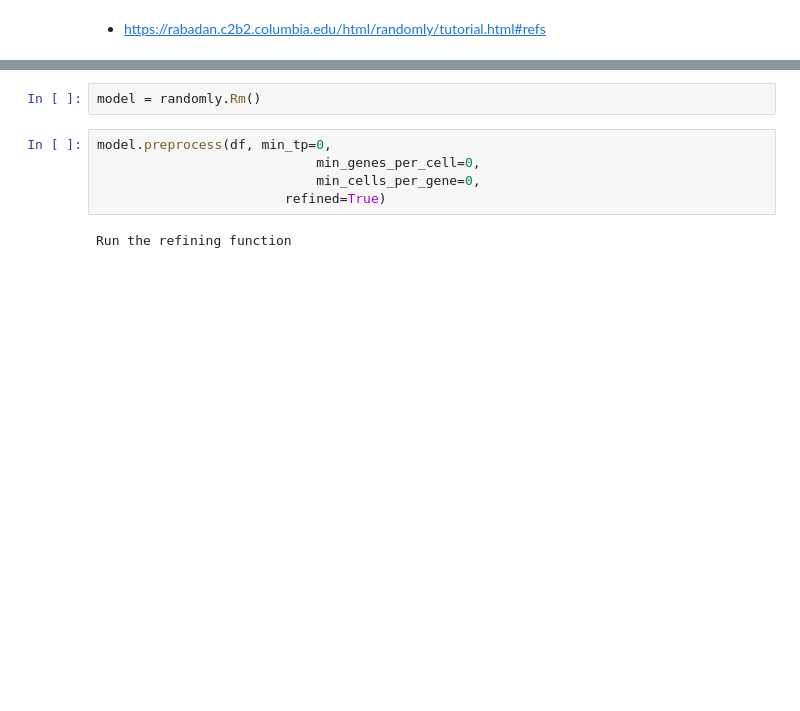
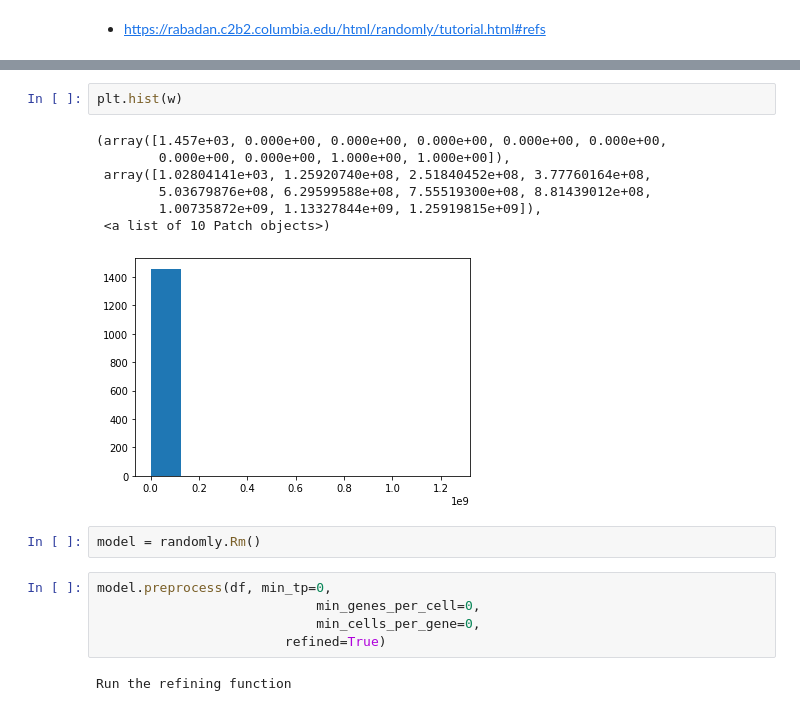
Before and after one commit to 1814koki/Python, a Jupyter notebook: RMT_t_SNE.ipynb, the cells around one changed output, grey strips where cells are left out. Drawn from its saved outputs; the diff is of its cells as text; blank space fills up the shorter version.

```diff
--- a/RMT_t_SNE.ipynb
+++ b/RMT_t_SNE.ipynb
@@ -46,3 +90,13 @@ memory usage: 192.4 MB
+# %%
+plt.hist(w)
+# %% [output]
+(array([1.457e+03, 0.000e+00, 0.000e+00, 0.000e+00, 0.000e+00, 0.000e+00,
+        0.000e+00, 0.000e+00, 1.000e+00, 1.000e+00]),
+ array([1.02804141e+03, 1.25920740e+08, 2.51840452e+08, 3.77760164e+08,
+        5.03679876e+08, 6.29599588e+08, 7.55519300e+08, 8.81439012e+08,
+        1.00735872e+09, 1.13327844e+09, 1.25919815e+09]),
+ <a list of 10 Patch objects>)
+[figure, added]
 # %%
 model = randomly.Rm()
 # %%
```
Also changed, not shown: parts of 23 cells of this notebook.
